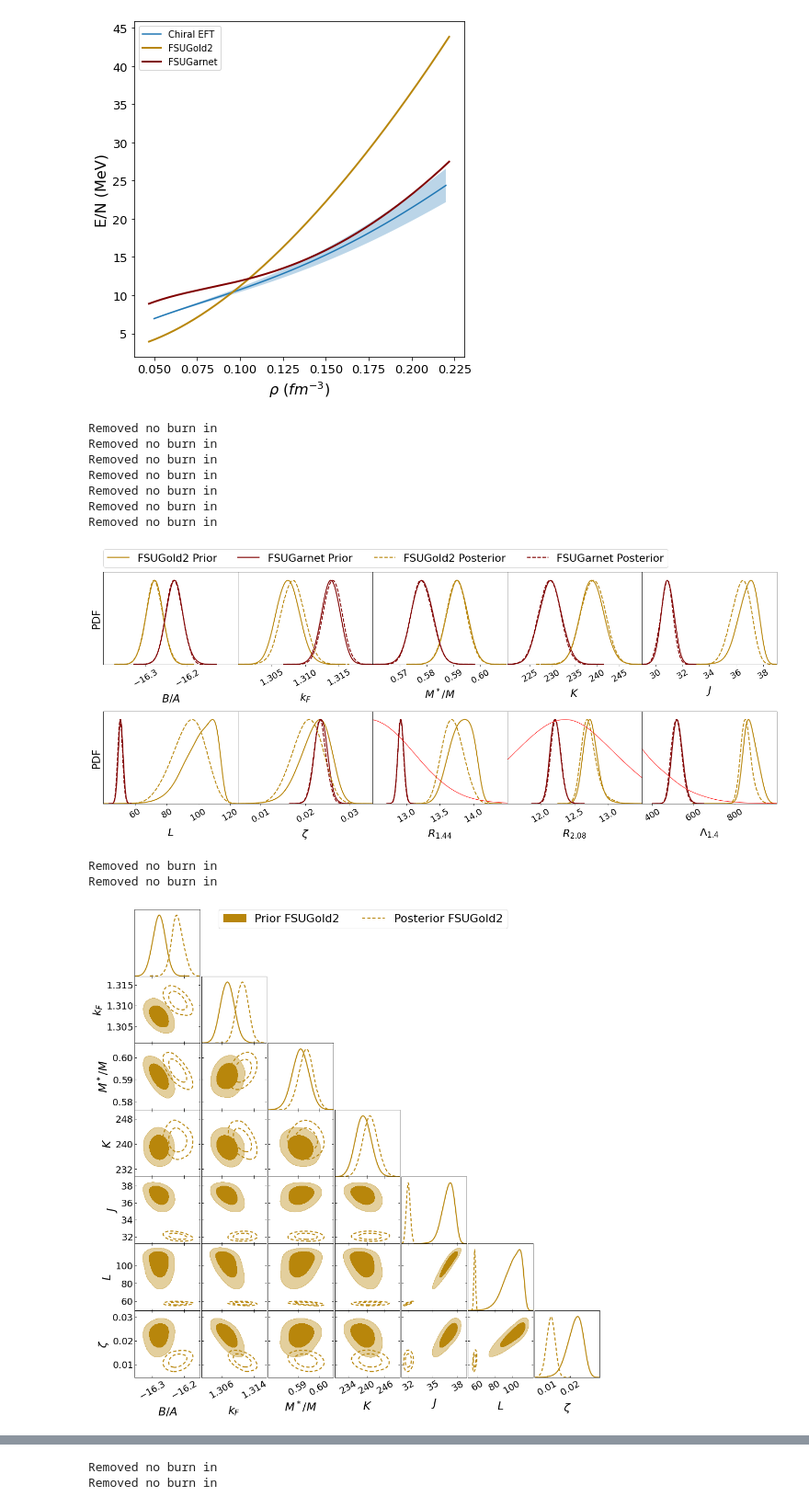
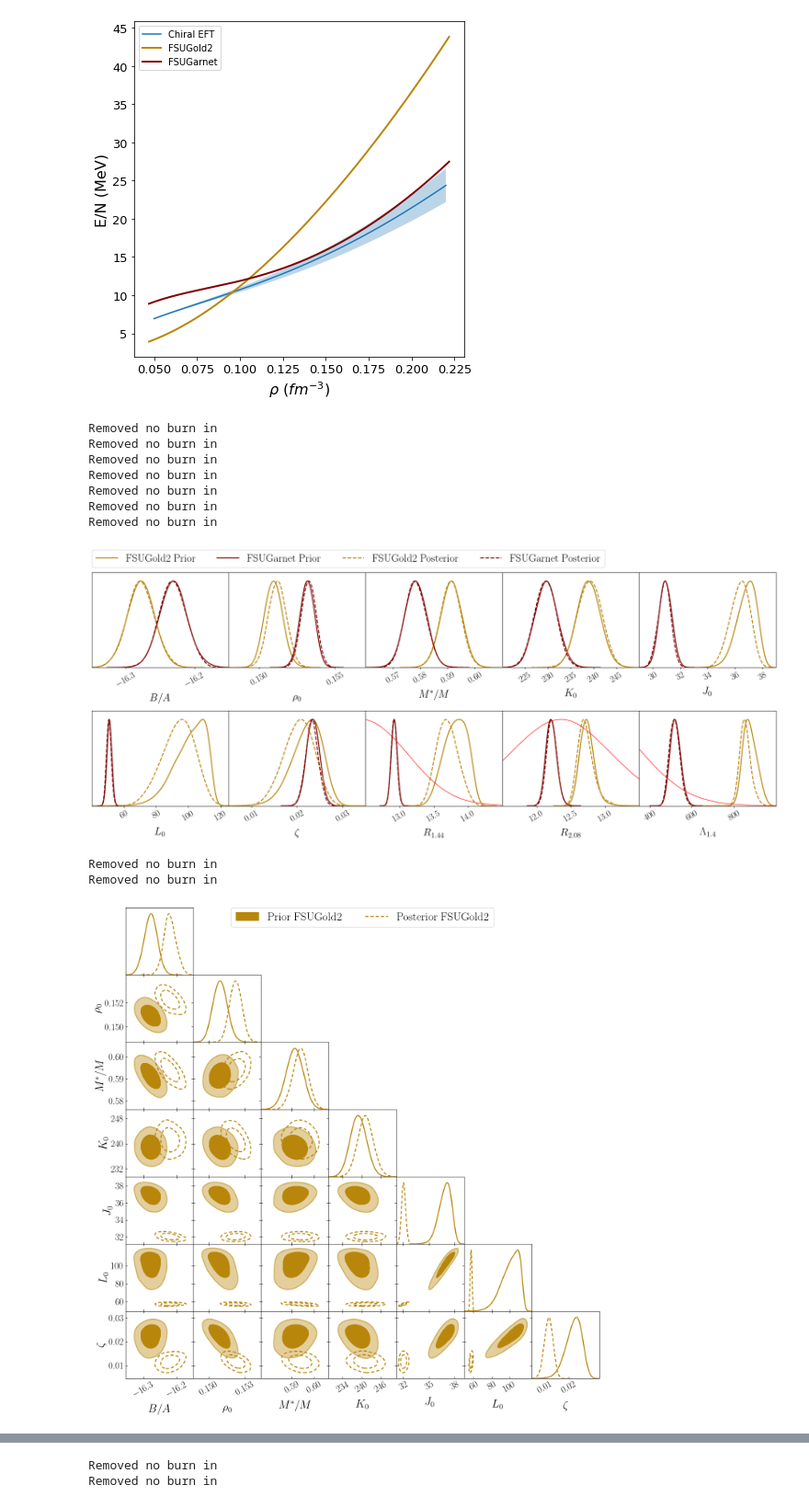
Before and after one commit to torquteam/FSU_NS_CODE, a Jupyter notebook: Python_and_outputs/MCMCpaper.ipynb, the cells around one changed output, grey strips where cells are left out. Shown at 92% size. Saved outputs shown, nothing was run; the diff lists cells and outputs as text; code cells hidden in the pictures.

```diff
--- a/Python_and_outputs/MCMCpaper.ipynb
+++ b/Python_and_outputs/MCMCpaper.ipynb
@@ -185,14 +193,28 @@ plt.savefig('Prior_PNM.png',transparent=False,facecolor='white')
 WARNING:matplotlib.font_manager:findfont: Font family ['Roman'] not found. Falling back to DejaVu Sans.
 [figure]
 # %%
+plt.rcParams.update({
+    'text.usetex': True,
+    'font.family': 'serif',
+    'font.serif': ['Computer Modern'],
+    'font.size': 14,
+    'axes.titlesize': 14,
+    'axes.labelsize': 16,
+    'xtick.labelsize': 17,
+    'ytick.labelsize': 17,
+    'legend.fontsize': 16,
+    'text.latex.preamble': r'\usepackage{bm}',
+})
+
 # Tag specific columns to plot
 cols =  [0,1,2,3,4,5,6,7,8,12]
 priorGOLD = priorgold[:,cols]
 priorGARNET = priorgarnet[:,cols]
 postGOLD_A = postgold_A[:,cols]
 postGARNET_A = postgarnet_A[:,cols]
-names = ['BA','kf', 'mstar', 'K', 'J', 'L', 'zeta','R1.44','R2.08','TD1.4']
-labels =  ['B/A',r'k_F', r'M^*/M', 'K', 'J', 'L', r'\zeta',r'R_{1.44}',r'R_{2.08}',r'\Lambda_{1.4}']
+
+names = ['BA','p0', 'mstar', 'K', 'J', 'L', 'zeta','R1.44','R2.08','TD1.4']
+labels =  ['B/A',r'\rho_0', r'M^*/M', 'K_0', 'J_0', 'L_0', r'\zeta',r'R_{1.44}',r'R_{2.08}',r'\Lambda_{1.4}']
 samp_prior_gold = MCSamples(samples=priorGOLD,names = names, labels = labels)
 samp_prior_garn = MCSamples(samples=priorGARNET,names = names, labels = labels)
 samp_postA_gold = MCSamples(samples=postGOLD_A,names = names, labels = labels)
@@ -211,12 +233,12 @@ samples14TD = MCSamples(samples=samp14TD,names = ['TD1.4'], labels = labels)
 
 # Properties of plot
 data = [samp_prior_gold,samp_prior_garn,samp_postA_gold,samp_postA_garn,samples208,samples144,samples14TD]
-vars = ['BA','kf', 'mstar', 'K', 'J', 'L', 'zeta','R1.44','R2.08','TD1.4']
+vars = ['BA','p0', 'mstar', 'K', 'J', 'L', 'zeta','R1.44','R2.08','TD1.4']
 leglabel = ['FSUGold2 Prior','FSUGarnet Prior','FSUGold2 Posterior','FSUGarnet Posterior']
 colorsett = ['darkgoldenrod','maroon','darkgoldenrod','maroon','red','red','red']
 linestyle = ['-','-','dashed','dashed']
 linesize = [2,2,2,2]
-xlim = [[-16.4,-16.08],[1.30,1.32],[0.56,0.61],[220,250],[29,39],[40,125],[0.005,0.035],[12.5,14.5],[11.5,13.5],[350,1000]]
+xlim = [[-16.35,-16.15],[0.148,0.157],[0.56,0.61],[220,250],[29,39],[40,125],[0.005,0.035],[12.5,14.5],[11.5,13.5],[350,1000]]
 
 # Plot astro results
 g = plots.get_subplot_plotter(subplot_size=4, scaling=False)
@@ -228,7 +250,7 @@ g.settings.axis_tick_x_rotation = 30
 g.settings.figure_legend_loc = 'upper left'
 
 g.plots_1d(data,vars,nx=5,colors=colorsett,lws=linesize,ls=linestyle,legend_labels=leglabel,legend_ncol=4,xlims=xlim,share_y=True,normalized=False)
-g.export('Figure1.png',transparent=False,facecolor='white', pad_inches=0.5,bbox_inches='tight')
+g.fig.savefig('Figure7.png',transparent=False,facecolor='white', pad_inches=0.5,bbox_inches='tight',dpi=500)
 # %% [output]
 Removed no burn in
 Removed no burn in
@@ -237,35 +259,48 @@ Removed no burn in
 Removed no burn in
 Removed no burn in
 Removed no burn in
-[figure, old version]
+[figure, new version]
 # %%
+plt.rcParams.update({
+    'text.usetex': True,
+    'font.family': 'serif',
+    'font.serif': ['Computer Modern'],
+    'font.size': 14,
+    'axes.titlesize': 14,
+    'axes.labelsize': 16,
+    'xtick.labelsize': 17,
+    'ytick.labelsize': 17,
+    'legend.fontsize': 16,
+    'text.latex.preamble': r'\usepackage{bm}',
+})
+
 #Covariance Plot for FSU GOLD
 priorGOLD = priorgold[:,0:7]
 postGOLD_X = postgold_X[:,0:7]
 names = ['BA','kf', 'mstar', 'K', 'J', 'L', 'zeta']
-labels =  ['B/A',r'k_F', r'M^*/M', 'K', 'J', 'L', r'\zeta']
+labels =  ['B/A',r'\rho_0', r'M^*/M', 'K_0', 'J_0', 'L_0', r'\zeta']
 samp_prior_gold = MCSamples(samples=priorGOLD,names = names, labels = labels)
 samp_postX_gold = MCSamples(samples=postGOLD_X,names = names, labels = labels)
 
 # Plot properties
 data = [samp_prior_gold,samp_postX_gold]
 fillsett = [True,False]
 leglabel = ['Prior FSUGold2','Posterior FSUGold2']
 colorsett = ['darkgoldenrod','darkgoldenrod']
 linestyle = ['-','--']
 linesize = [2,2]
 
 # Plot covariance after XEFT
 g = plots.get_subplot_plotter(scaling=False)
 g.settings.title_limit_fontsize = 12
 g.settings.axes_fontsize = 18
 g.settings.axes_labelsize = 22
 g.settings.legend_fontsize = 22
 g.settings.axis_tick_x_rotation = 30
 g.triangle_plot(data, filled=fillsett,legend_labels=leglabel,contour_colors=colorsett,contour_ls=linestyle,contour_lws=linesize,legend_ncol=3)
-g.export('Figure2_a.png',transparent=False,facecolor='white',bbox_inches='tight')
+g.fig.savefig('Figure8.png',transparent=False,facecolor='white',bbox_inches='tight',dpi=500)
 # %% [output]
 Removed no burn in
 Removed no burn in
-[figure, old version]
+[figure, new version]
 # %%
```
Also changed, not shown: parts of 10 cells of this notebook, 13 other files.
